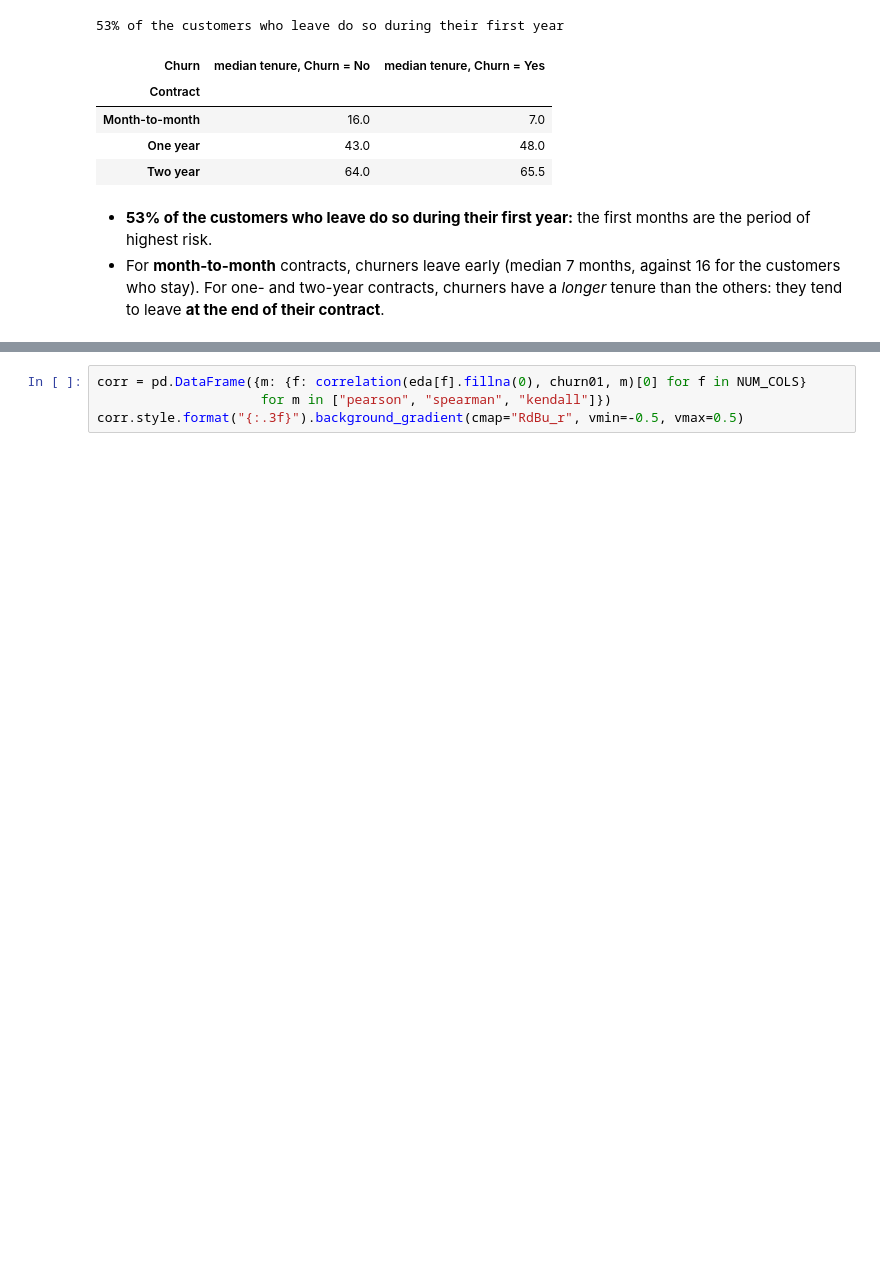
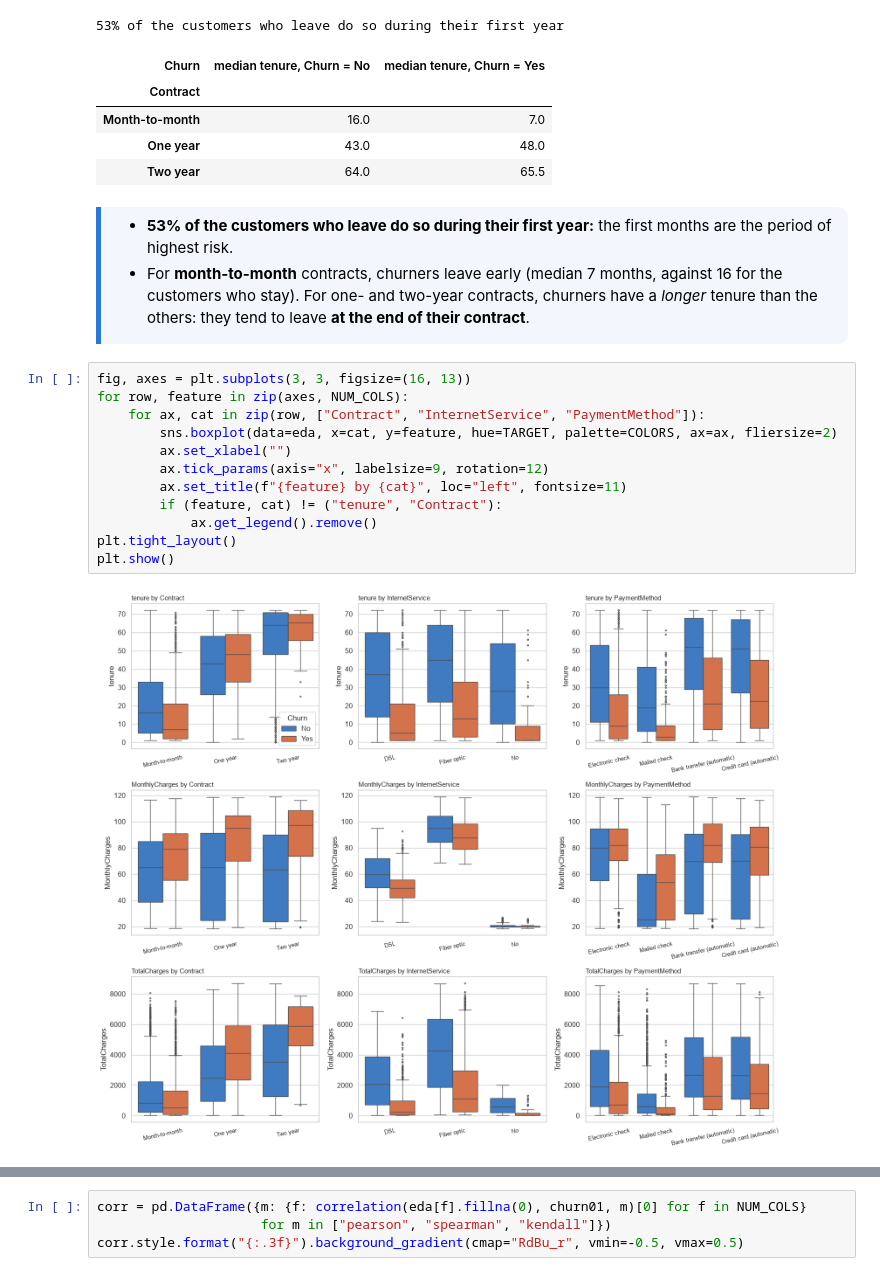
Before and after one commit to ghriadh/customer-churn-end-to-end, a Jupyter notebook: notebooks/customer_churn.ipynb, the cells around one changed output, grey strips where cells are left out. Cells and saved outputs as stored; diff of their text form; blank space fills up the shorter version.

```diff
--- a/notebooks/customer_churn.ipynb
+++ b/notebooks/customer_churn.ipynb
@@ -331,7 +425,25 @@ eda.groupby(["Contract", TARGET])["tenure"].median().unstack().rename(columns=la
 | One year | 43.0 | 48.0 |
 | Two year | 64.0 | 65.5 |
 # %% [markdown]
+<div style="background: #f3f7fd; border-left: 5px solid #2a78d6; padding: 8px 16px 2px; border-radius: 0 10px 10px 0;">
+
 - **53% of the customers who leave do so during their first year:** the first months are the period of highest risk.
 - For **month-to-month** contracts, churners leave early (median 7 months, against 16 for the customers who stay).
   For one- and two-year contracts, churners have a *longer* tenure than the others: they tend to leave **at the end
   of their contract**.
+
+</div>
+# %%
+fig, axes = plt.subplots(3, 3, figsize=(16, 13))
+for row, feature in zip(axes, NUM_COLS):
+    for ax, cat in zip(row, ["Contract", "InternetService", "PaymentMethod"]):
+        sns.boxplot(data=eda, x=cat, y=feature, hue=TARGET, palette=COLORS, ax=ax, fliersize=2)
+        ax.set_xlabel("")
+        ax.tick_params(axis="x", labelsize=9, rotation=12)
+        ax.set_title(f"{feature} by {cat}", loc="left", fontsize=11)
+        if (feature, cat) != ("tenure", "Contract"):
+            ax.get_legend().remove()
+plt.tight_layout()
+plt.show()
+# %% [output]
+[figure, added]
```
Also changed, not shown: parts of 107 cells of this notebook, 1 other file.
